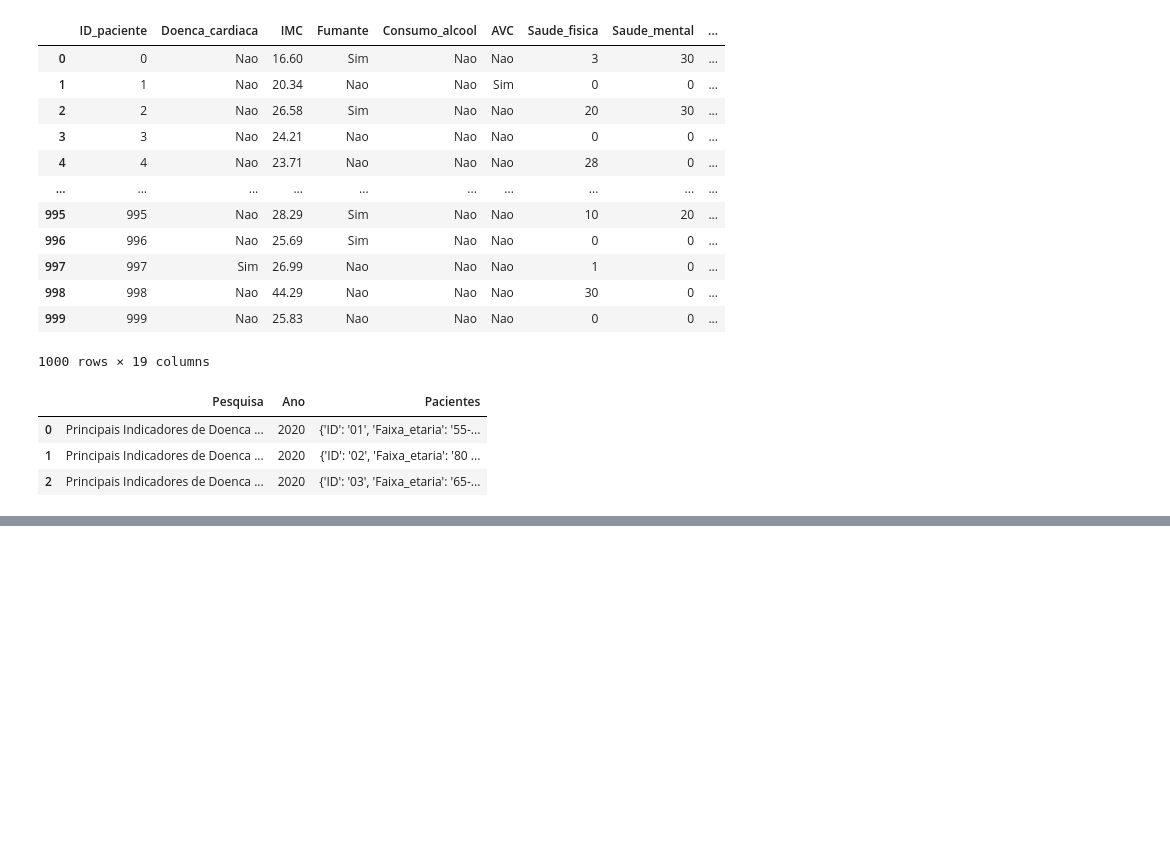
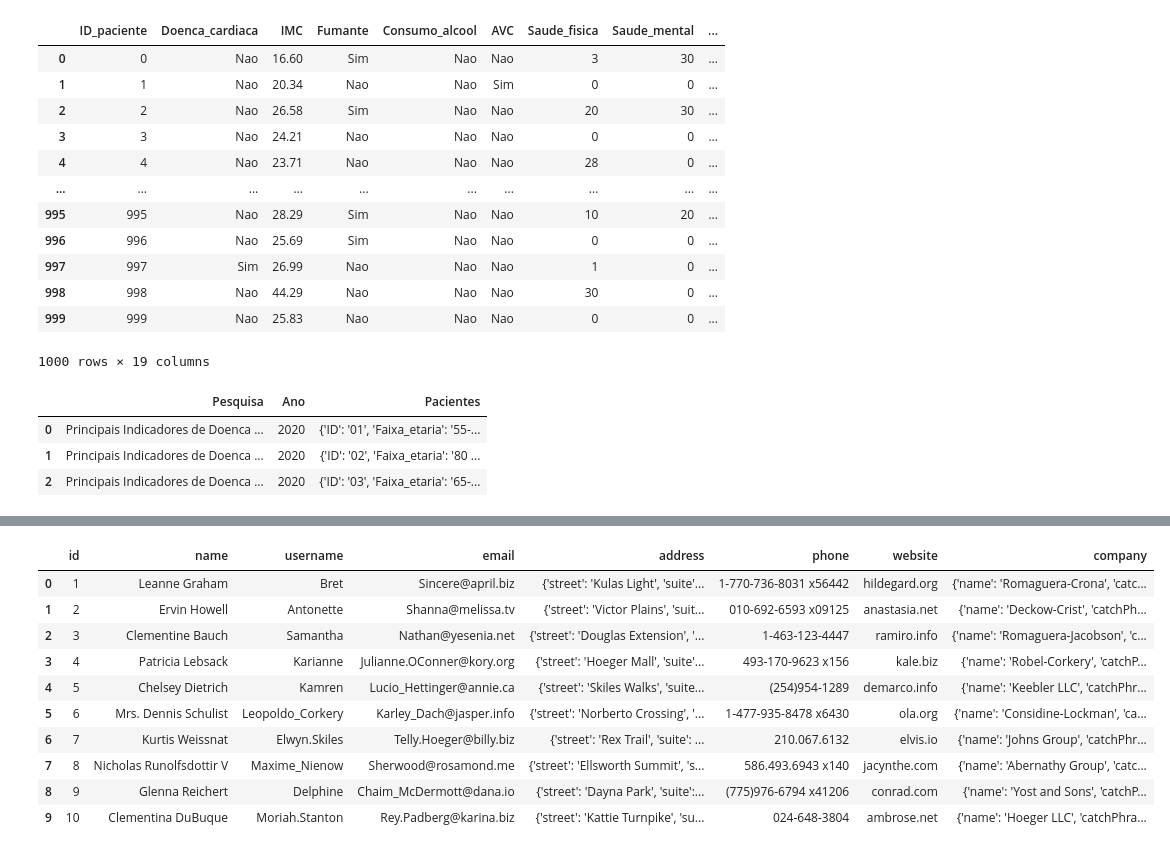
Before and after one commit to Eduardo-Alg/Pandas-I-O---Diferentes-formatos-de-arquivos, a Jupyter notebook: Manipulando_arquivos_JSON.ipynb, the cells around one changed output, grey strips where cells are left out. Saved outputs shown, nothing was run; the diff lists cells and outputs as text; code cells hidden in the pictures; blank space fills up the shorter version.

```diff
--- a/Manipulando_arquivos_JSON.ipynb
+++ b/Manipulando_arquivos_JSON.ipynb
@@ -43,0 +92,16 @@ df_normalizado
+# %%
+# Armazenando DataFrame
+df_cadastro = pd.DataFrame(visualizacao)
+df_cadastro # Exibindo DataFrame
+# %% [output]
+|  | id | name | username | email | address | phone | website | company |
+| 0 | 1 | Leanne Graham | Bret | Sincere@april.biz | {'street': 'Kulas Light', 'suite'... | 1-770-736-8031 x56442 | hildegard.org | {'name': 'Romaguera-Crona', 'catc... |
+| 1 | 2 | Ervin Howell | Antonette | Shanna@melissa.tv | {'street': 'Victor Plains', 'suit... | 010-692-6593 x09125 | anastasia.net | {'name': 'Deckow-Crist', 'catchPh... |
+| 2 | 3 | Clementine Bauch | Samantha | Nathan@yesenia.net | {'street': 'Douglas Extension', '... | 1-463-123-4447 | ramiro.info | {'name': 'Romaguera-Jacobson', 'c... |
+| 3 | 4 | Patricia Lebsack | Karianne | Julianne.OConner@kory.org | {'street': 'Hoeger Mall', 'suite'... | 493-170-9623 x156 | kale.biz | {'name': 'Robel-Corkery', 'catchP... |
+| 4 | 5 | Chelsey Dietrich | Kamren | Lucio_Hettinger@annie.ca | {'street': 'Skiles Walks', 'suite... | (254)954-1289 | demarco.info | {'name': 'Keebler LLC', 'catchPhr... |
+| 5 | 6 | Mrs. Dennis Schulist | Leopoldo_Corkery | Karley_Dach@jasper.info | {'street': 'Norberto Crossing', '... | 1-477-935-8478 x6430 | ola.org | {'name': 'Considine-Lockman', 'ca... |
+| 6 | 7 | Kurtis Weissnat | Elwyn.Skiles | Telly.Hoeger@billy.biz | {'street': 'Rex Trail', 'suite': ... | 210.067.6132 | elvis.io | {'name': 'Johns Group', 'catchPhr... |
+| 7 | 8 | Nicholas Runolfsdottir V | Maxime_Nienow | Sherwood@rosamond.me | {'street': 'Ellsworth Summit', 's... | 586.493.6943 x140 | jacynthe.com | {'name': 'Abernathy Group', 'catc... |
+| 8 | 9 | Glenna Reichert | Delphine | Chaim_McDermott@dana.io | {'street': 'Dayna Park', 'suite':... | (775)976-6794 x41206 | conrad.com | {'name': 'Yost and Sons', 'catchP... |
+| 9 | 10 | Clementina DuBuque | Moriah.Stanton | Rey.Padberg@karina.biz | {'street': 'Kattie Turnpike', 'su... | 024-648-3804 | ambrose.net | {'name': 'Hoeger LLC', 'catchPhra... |
```
Also changed, not shown: parts of 11 cells of this notebook.
